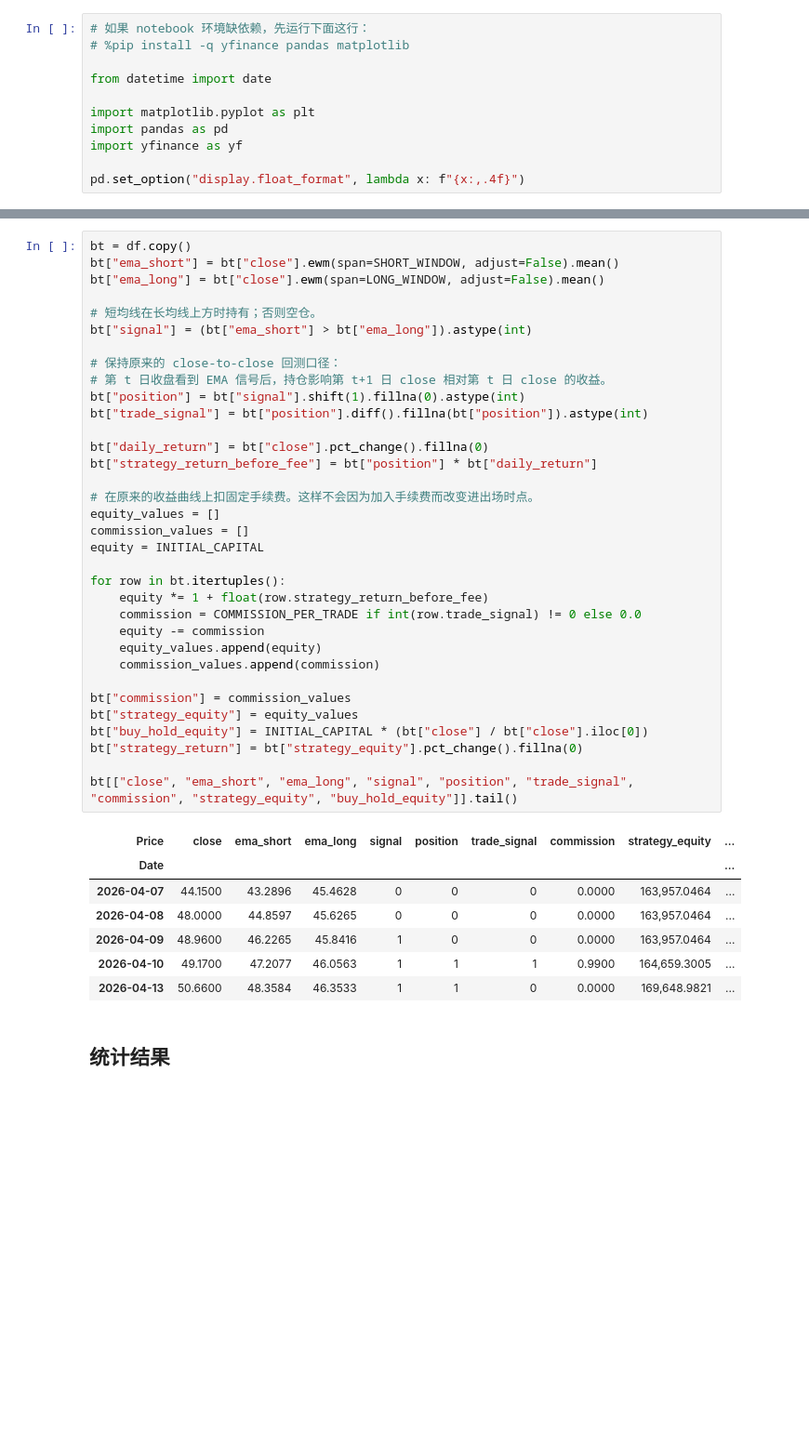
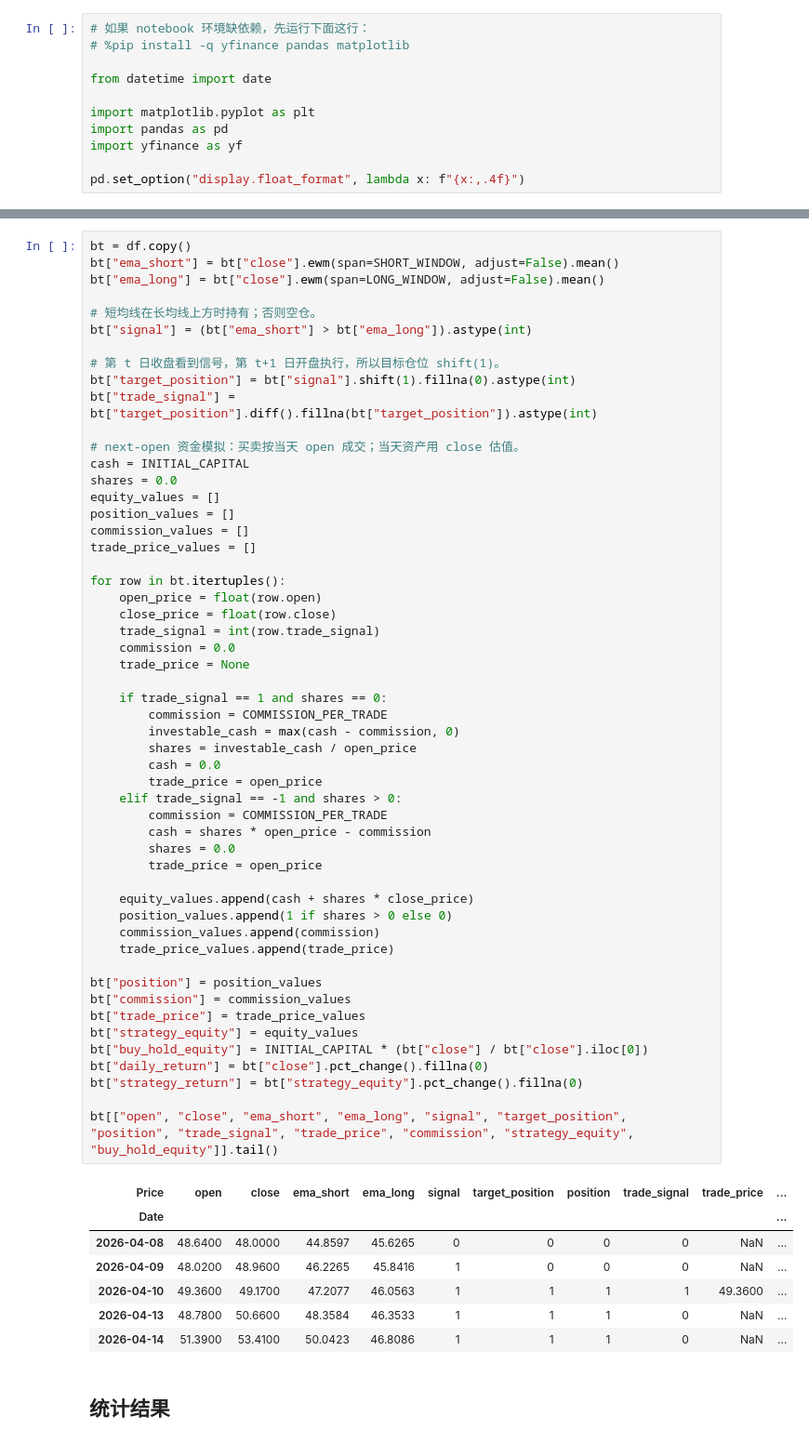
Before and after one commit to RandalTang/Quant_longbridge_trade, a Jupyter notebook: trade_strategy.ipynb, the cells around one changed output, grey strips where cells are left out. Shown at 93% size. Drawn from its saved outputs; the diff is of its cells as text; blank space fills up the shorter version.

```diff
--- a/trade_strategy.ipynb
+++ b/trade_strategy.ipynb
@@ -65,45 +67,64 @@ df.tail()
 # %%
 bt = df.copy()
 bt["ema_short"] = bt["close"].ewm(span=SHORT_WINDOW, adjust=False).mean()
 bt["ema_long"] = bt["close"].ewm(span=LONG_WINDOW, adjust=False).mean()
 
 # 短均线在长均线上方时持有；否则空仓。
 bt["signal"] = (bt["ema_short"] > bt["ema_long"]).astype(int)
 
-# 保持原来的 close-to-close 回测口径：
-# 第 t 日收盘看到 EMA 信号后，持仓影响第 t+1 日 close 相对第 t 日 close 的收益。
-bt["position"] = bt["signal"].shift(1).fillna(0).astype(int)
-bt["trade_signal"] = bt["position"].diff().fillna(bt["position"]).astype(int)
+# 第 t 日收盘看到信号，第 t+1 日开盘执行，所以目标仓位 shift(1)。
+bt["target_position"] = bt["signal"].shift(1).fillna(0).astype(int)
+bt["trade_signal"] = bt["target_position"].diff().fillna(bt["target_position"]).astype(int)
 
-bt["daily_return"] = bt["close"].pct_change().fillna(0)
-bt["strategy_return_before_fee"] = bt["position"] * bt["daily_return"]
-
-# 在原来的收益曲线上扣固定手续费。这样不会因为加入手续费而改变进出场时点。
+# next-open 资金模拟：买卖按当天 open 成交；当天资产用 close 估值。
+cash = INITIAL_CAPITAL
+shares = 0.0
 equity_values = []
+position_values = []
 commission_values = []
-equity = INITIAL_CAPITAL
+trade_price_values = []
 
 for row in bt.itertuples():
-    equity *= 1 + float(row.strategy_return_before_fee)
-    commission = COMMISSION_PER_TRADE if int(row.trade_signal) != 0 else 0.0
-    equity -= commission
-    equity_values.append(equity)
+    open_price = float(row.open)
+    close_price = float(row.close)
+    trade_signal = int(row.trade_signal)
+    commission = 0.0
+    trade_price = None
+
+    if trade_signal == 1 and shares == 0:
+        commission = COMMISSION_PER_TRADE
+        investable_cash = max(cash - commission, 0)
+        shares = investable_cash / open_price
+        cash = 0.0
+        trade_price = open_price
+    elif trade_signal == -1 and shares > 0:
+        commission = COMMISSION_PER_TRADE
+        cash = shares * open_price - commission
+        shares = 0.0
+        trade_price = open_price
+
+    equity_values.append(cash + shares * close_price)
+    position_values.append(1 if shares > 0 else 0)
     commission_values.append(commission)
+    trade_price_values.append(trade_price)
 
+bt["position"] = position_values
 bt["commission"] = commission_values
+bt["trade_price"] = trade_price_values
 bt["strategy_equity"] = equity_values
 bt["buy_hold_equity"] = INITIAL_CAPITAL * (bt["close"] / bt["close"].iloc[0])
+bt["daily_return"] = bt["close"].pct_change().fillna(0)
 bt["strategy_return"] = bt["strategy_equity"].pct_change().fillna(0)
 
-bt[["close", "ema_short", "ema_long", "signal", "position", "trade_signal", "commission", "strategy_equity", "buy_hold_equity"]].tail()
+bt[["open", "close", "ema_short", "ema_long", "signal", "target_position", "position", "trade_signal", "trade_price", "commission", "strategy_equity", "buy_hold_equity"]].tail()
 # %% [output]
-| Price | close | ema_short | ema_long | signal | position | trade_signal | commission | strategy_equity | ... |
-| Date |  |  |  |  |  |  |  |  | ... |
-| 2026-04-07 | 44.1500 | 43.2896 | 45.4628 | 0 | 0 | 0 | 0.0000 | 163,957.0464 | ... |
-| 2026-04-08 | 48.0000 | 44.8597 | 45.6265 | 0 | 0 | 0 | 0.0000 | 163,957.0464 | ... |
-| 2026-04-09 | 48.9600 | 46.2265 | 45.8416 | 1 | 0 | 0 | 0.0000 | 163,957.0464 | ... |
-| 2026-04-10 | 49.1700 | 47.2077 | 46.0563 | 1 | 1 | 1 | 0.9900 | 164,659.3005 | ... |
-| 2026-04-13 | 50.6600 | 48.3584 | 46.3533 | 1 | 1 | 0 | 0.0000 | 169,648.9821 | ... |
+| Price | open | close | ema_short | ema_long | signal | target_position | position | trade_signal | trade_price | ... |
+| Date |  |  |  |  |  |  |  |  |  | ... |
+| 2026-04-08 | 48.6400 | 48.0000 | 44.8597 | 45.6265 | 0 | 0 | 0 | 0 | NaN | ... |
+| 2026-04-09 | 48.0200 | 48.9600 | 46.2265 | 45.8416 | 1 | 0 | 0 | 0 | NaN | ... |
+| 2026-04-10 | 49.3600 | 49.1700 | 47.2077 | 46.0563 | 1 | 1 | 1 | 1 | 49.3600 | ... |
+| 2026-04-13 | 48.7800 | 50.6600 | 48.3584 | 46.3533 | 1 | 1 | 1 | 0 | NaN | ... |
+| 2026-04-14 | 51.3900 | 53.4100 | 50.0423 | 46.8086 | 1 | 1 | 1 | 0 | NaN | ... |
 # %% [markdown]
 ## 统计结果
 # %%
```
Also changed, not shown: parts of 12 cells of this notebook, 1 other file.
